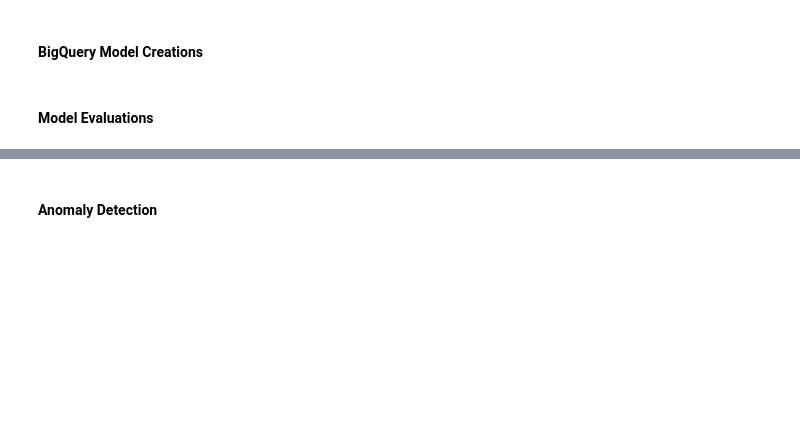
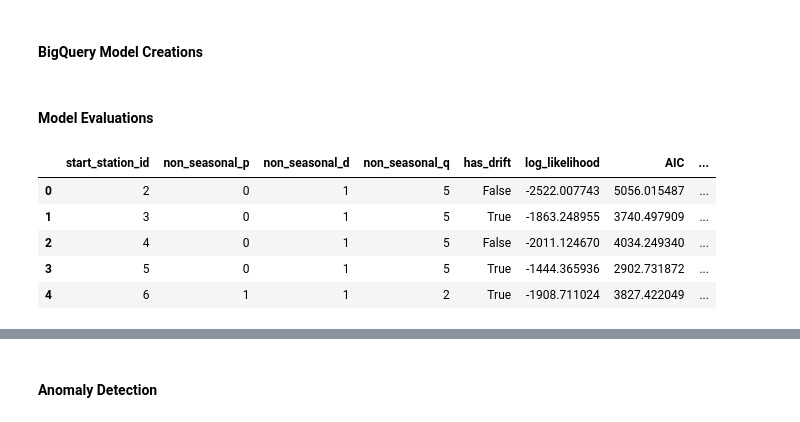
Before and after one commit to maheshpeiris0/ARIMA_ML_Models, a Jupyter notebook: BigQuery_ML/BigQuery_ARIMA.ipynb, the cells around one changed output, grey strips where cells are left out. Saved outputs shown, nothing was run; the diff lists cells and outputs as text; code cells hidden in the pictures; blank space fills up the shorter version.

```diff
--- a/BigQuery_ML/BigQuery_ARIMA.ipynb
+++ b/BigQuery_ML/BigQuery_ARIMA.ipynb
@@ -101,3 +113,12 @@ ML.ARIMA_EVALUATE (
 )
  """
 model_eval = client.query(eval_sql).to_dataframe()
+# %%
+model_eval.head()
+# %% [output]
+|  | start_station_id | non_seasonal_p | non_seasonal_d | non_seasonal_q | has_drift | log_likelihood | AIC | ... |
+| 0 | 2 | 0 | 1 | 5 | False | -2522.007743 | 5056.015487 | ... |
+| 1 | 3 | 0 | 1 | 5 | True | -1863.248955 | 3740.497909 | ... |
+| 2 | 4 | 0 | 1 | 5 | False | -2011.124670 | 4034.249340 | ... |
+| 3 | 5 | 0 | 1 | 5 | True | -1444.365936 | 2902.731872 | ... |
+| 4 | 6 | 1 | 1 | 2 | True | -1908.711024 | 3827.422049 | ... |
```
Also changed, not shown: parts of 4 cells of this notebook.
